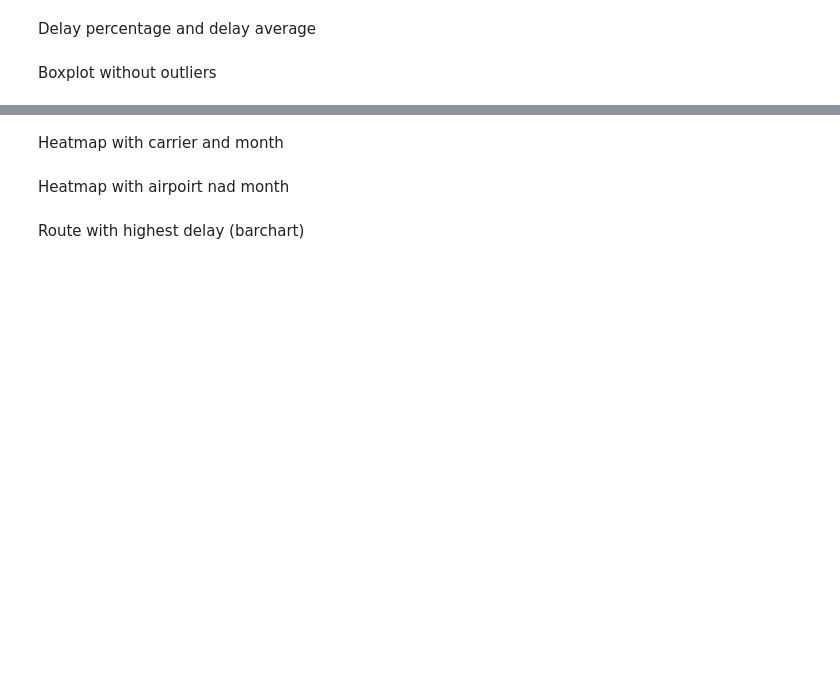
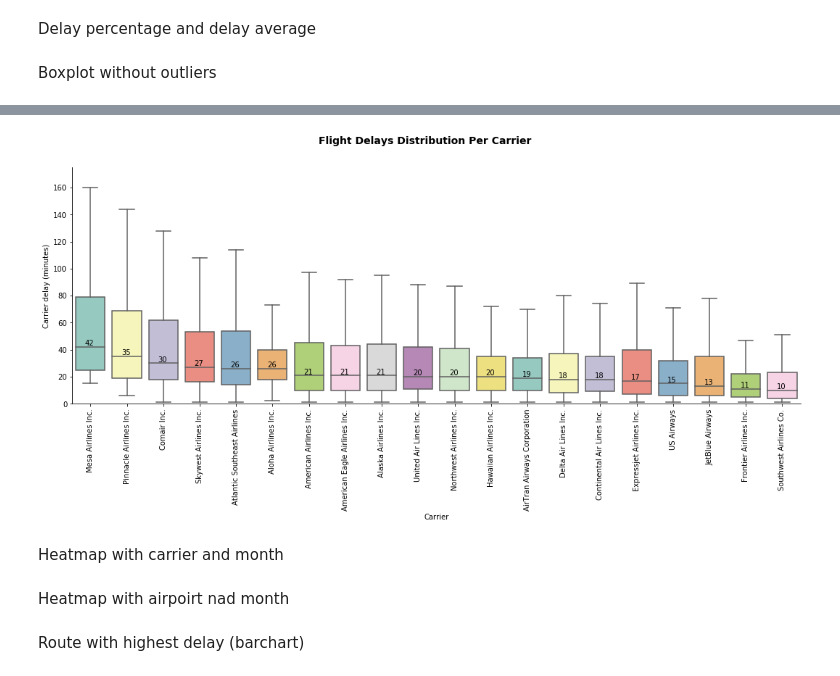
Before and after one commit to MihaiECh/FlightsAnalysis, a Jupyter notebook: FlightsAnalysis.ipynb, the cells around one changed output, grey strips where cells are left out. Drawn from its saved outputs; the diff is of its cells as text; code cells hidden in the pictures; blank space fills up the shorter version.

```diff
--- a/FlightsAnalysis.ipynb
+++ b/FlightsAnalysis.ipynb
@@ -916,3 +994,22 @@ Boxplot without outliers
+# %%
+carrier_order = dfdelay[dfdelay.carrierdelay != 0].groupby('uniquecarrier').carrierdelay.median().sort_values(ascending=False).index.tolist()
+medians = dfdelay[dfdelay.carrierdelay != 0].groupby('uniquecarrier').carrierdelay.median().reindex(carrier_order).values
+fig, ax = plt.subplots(figsize=(18,6))
+fig.suptitle('Flight Delays Distribution Per Carrier',va='top',fontweight='bold',fontsize='14')
+ax.set_ylim([0,175])
+sns.boxplot(data = dfdelay[(dfdelay.carrierdelay!=0)], y = 'carrierdelay', x = 'uniquecarrier', ax = ax,showfliers=False,order=carrier_order,palette='Set3')
+ax.set(ylabel='Carrier delay (minutes)')
+ax.set(xlabel='Carrier')
+x_labels=[]
+for carrier in carrier_order:
+    x_labels.append(carrier_dict[carrier])
+ax.set_xticklabels(x_labels,rotation=90)
+ax.spines['top'].set_visible(False)
+for i,v in enumerate(medians):
+        ax.text(i-0.15, v+1, str(v)[:2], color='black')
+ax.spines['right'].set_visible(False);
+# %% [output]
+[figure, added]
 # %% [markdown]
 Heatmap with carrier and month
 # %% [markdown]
```
Also changed, not shown: parts of 10 cells of this notebook.
